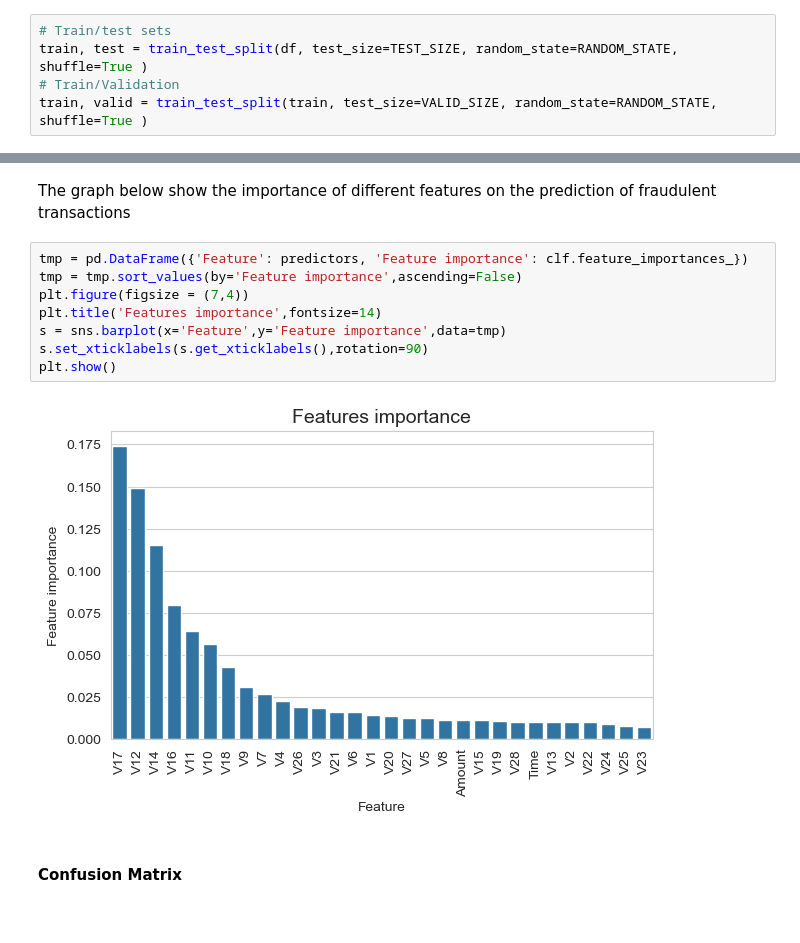
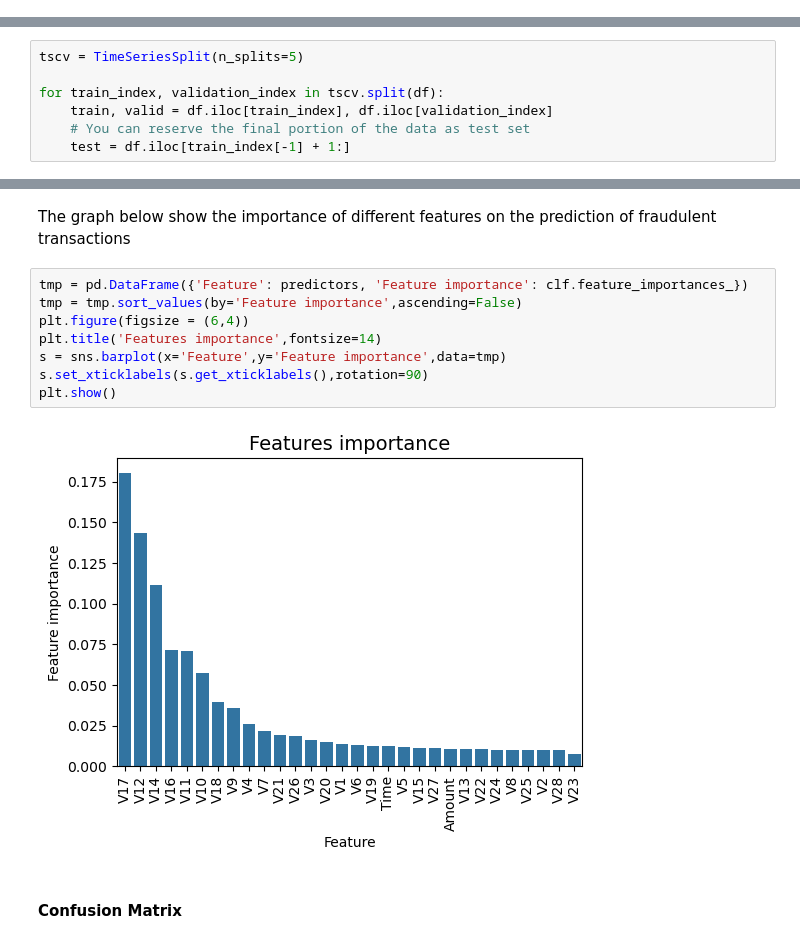
Before and after one commit to KurtMaxwellKusterer/Credit-card-Fraud-detection-models, a Jupyter notebook: Credit card fraud.ipynb, the cells around one changed output, grey strips where cells are left out. Saved outputs shown, nothing was run; the diff lists cells and outputs as text.

```diff
--- a/Credit card fraud.ipynb
+++ b/Credit card fraud.ipynb
@@ -410,8 +410,3 @@ predictors = ['Time', 'V1', 'V2', 'V3', 'V4', 'V5', 'V6', 'V7', 'V8', 'V9', 'V10
        'V11', 'V12', 'V13', 'V14', 'V15', 'V16', 'V17', 'V18', 'V19',\
        'V20', 'V21', 'V22', 'V23', 'V24', 'V25', 'V26', 'V27', 'V28',\
        'Amount']
-# %%
-# Train/test sets
-train, test = train_test_split(df, test_size=TEST_SIZE, random_state=RANDOM_STATE, shuffle=True )
-# Train/Validation
-train, valid = train_test_split(train, test_size=VALID_SIZE, random_state=RANDOM_STATE, shuffle=True )
@@ -418,3 +418,10 @@ train, valid = train_test_split(train, test_size=VALID_SIZE, random_state=RANDOM
+# %%
+tscv = TimeSeriesSplit(n_splits=5)
+
+for train_index, validation_index in tscv.split(df):
+    train, valid = df.iloc[train_index], df.iloc[validation_index]
+    # You can reserve the final portion of the data as test set
+    test = df.iloc[train_index[-1] + 1:]
 # %% [markdown]
 #### Random forrest classifier
 # %%
@@ -440,13 +447,13 @@ The graph below show the importance of different features on the prediction of f
 # %%
 tmp = pd.DataFrame({'Feature': predictors, 'Feature importance': clf.feature_importances_})
 tmp = tmp.sort_values(by='Feature importance',ascending=False)
-plt.figure(figsize = (7,4))
+plt.figure(figsize = (6,4))
 plt.title('Features importance',fontsize=14)
 s = sns.barplot(x='Feature',y='Feature importance',data=tmp)
 s.set_xticklabels(s.get_xticklabels(),rotation=90)
 plt.show()
 # %% [output]
-[figure, old version]
+[figure, new version]
 # %% [markdown]
 #### Confusion Matrix
 # %% [markdown]
```
Also changed, not shown: parts of 16 cells of this notebook.
